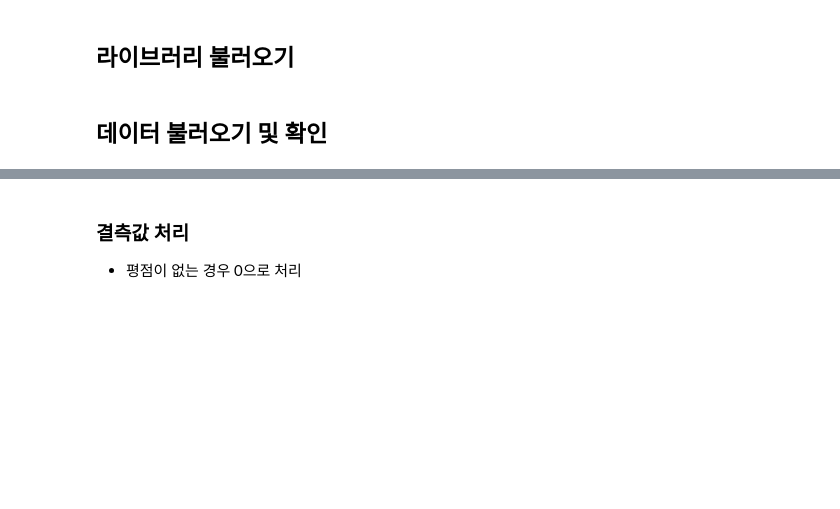
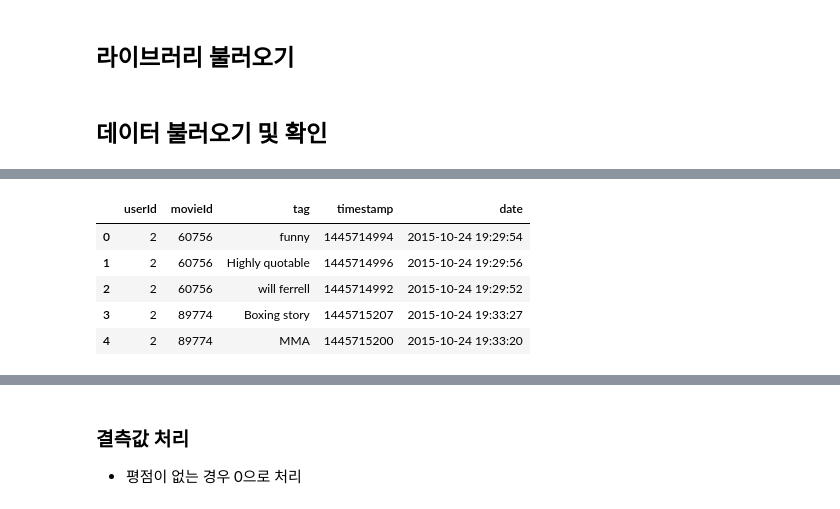
Before and after one commit to rjsdn2308/machine-learning-practice, a Jupyter notebook: 2505221_movie_recommandation.ipynb, the cells around one changed output, grey strips where cells are left out. Saved outputs shown, nothing was run; the diff lists cells and outputs as text; code cells hidden in the pictures; blank space fills up the shorter version.

```diff
--- a/2505221_movie_recommandation.ipynb
+++ b/2505221_movie_recommandation.ipynb
@@ -30,6 +35,13 @@ FileNotFoundError: [Errno 2] No such file or directory: '/content/drive/MyDrive/
 # %%
-tags = pd.read_csv('/content/drive/MyDrive/2025-1/ml/machine-learning-practice/data/movielens/tags.csv')
+tags = pd.read_csv('/content/drive/MyDrive/2025-1/ml/machine-learning-practice/tags.csv')
 tags_with_datatime = tags.copy()
-tags_with_datatime['date'] = pd.to_datetime(tags_with_datatime['timestamp'], unit='s')
+tags_with_datatime['date'] = pd.to_datetime(tags_with_datatime['timestamp'], unit='s', errors='coerce')
 tags_with_datatime.head()
+# %% [output]
+|  | userId | movieId | tag | timestamp | date |
+| 0 | 2 | 60756 | funny | 1445714994 | 2015-10-24 19:29:54 |
+| 1 | 2 | 60756 | Highly quotable | 1445714996 | 2015-10-24 19:29:56 |
+| 2 | 2 | 60756 | will ferrell | 1445714992 | 2015-10-24 19:29:52 |
+| 3 | 2 | 89774 | Boxing story | 1445715207 | 2015-10-24 19:33:27 |
+| 4 | 2 | 89774 | MMA | 1445715200 | 2015-10-24 19:33:20 |
 # %%
```
Also changed, not shown: parts of 18 cells of this notebook.
